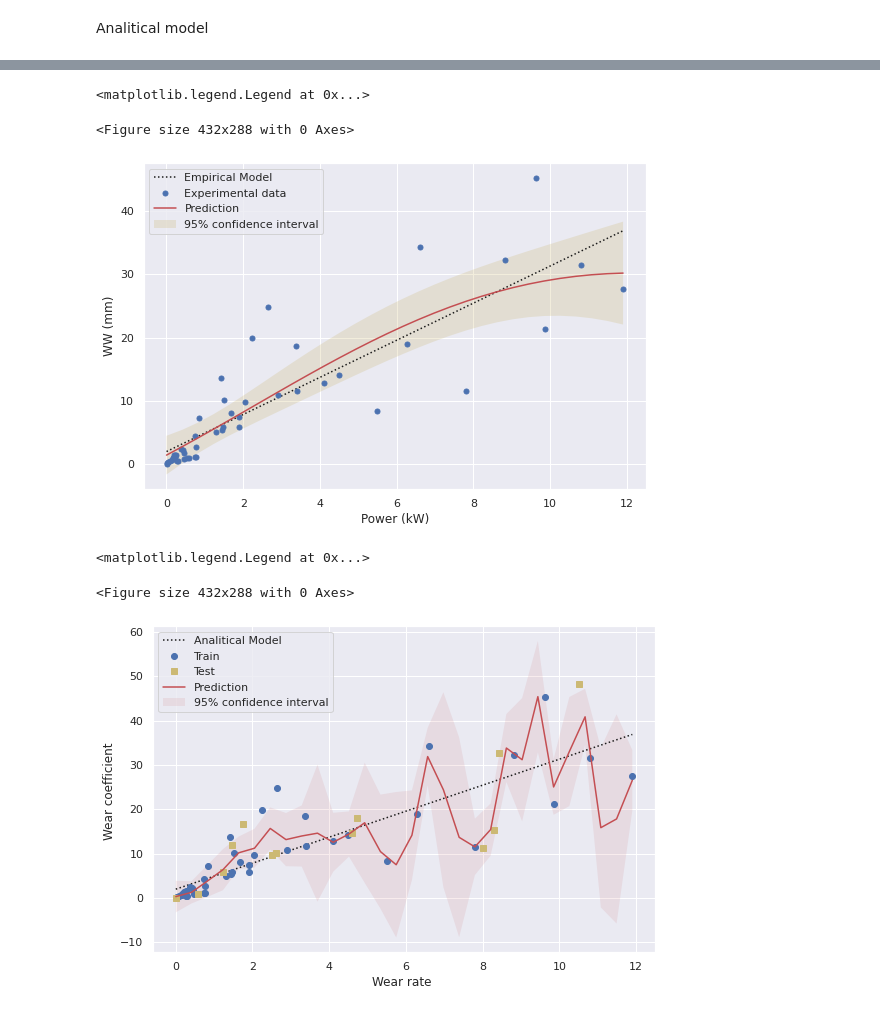
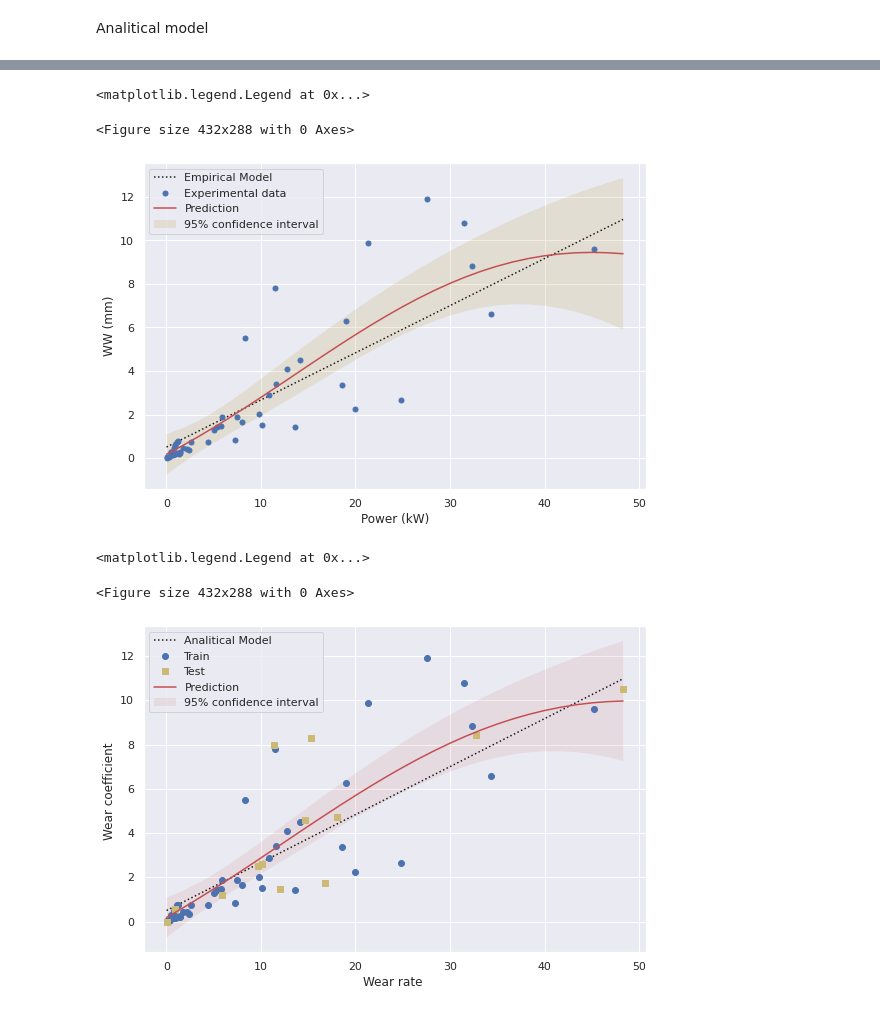
Before and after one commit to GermanOmar/Wear, a Jupyter notebook: Wear_HV_JMPT.ipynb, the cells around one changed output, grey strips where cells are left out. Saved outputs shown, nothing was run; the diff lists cells and outputs as text; code cells hidden in the pictures.

```diff
--- a/Wear_HV_JMPT.ipynb
+++ b/Wear_HV_JMPT.ipynb
@@ -179,12 +173,12 @@ from sklearn.metrics import mean_squared_error as MSE
 MSE_test = MSE(y_test, y_pred)
 
 #Plots
-#sns.set_theme(style="whitegrid")
+sns.set_theme(style="whitegrid")
 plt.rcParams["axes.grid"] = False
 fig = plt.figure()
 fig.set_size_inches((9,6))
 import matplotlib.pyplot as plt
-plt.rcParams.update({'font.size': 30})
+#plt.rcParams.update({'font.size': 30})
 
 plt.plot(y_train, y_star_train, 'bx', label = 'Train')
 plt.plot([y_star_train.min(), y_star_train.max()], [y_star_train.min(), y_star_train.max()], 'k--')
@@ -1051,6 +977,6 @@ IM:  0.9404055375252627
 # %%
-X=data['w'][:,None]
-Y=data['K'][:,None]
+X=data['K'][:,None]
+Y=data['w'][:,None]
 # %%
 from sklearn.model_selection import train_test_split
 
@@ -1062,9 +988,10 @@ training samples: 49  test samples: 13
 Analitical model
 # %%
 def f(x):
-  return  2.9321*x + 1.9759
+  #return  2.9321*x + 1.9759
+  return  0.2166*x + 0.5047
 
-Xs = np.linspace(0.003,11.9,30)
+Xs = np.linspace(0.014,48.31,30)
 Ys=f(Xs)
 plt.figure()
 plt.figure(figsize =(9, 6))
@@ -1072,6 +999,6 @@ plt.plot(Xs, Ys, 'k--',  label = 'Model')
 plt.plot(X_train, y_train, 'b*', label = 'Train')
 plt.plot(X_test, y_test, 'ro', label = 'Test')
 plt.legend()
-plt.xlabel('Wear rate')
-plt.ylabel('Wear coefficient')
+plt.xlabel('Wear coefficient')
+plt.ylabel('Wear rate')
 # %% [output]
@@ -1081,12 +1008,13 @@ Text(0, 0.5, 'Wear coefficient')
 # %%
 #Tunning hiperparameters (Training data)
 def f(x):
-  return 2.9321*x + 1.9759
+  #return 2.9321*x + 1.9759
+  return  0.2166*x + 0.5047
 
 X1 = np.asarray(X_train)
 y1 = np.asarray(y_train).ravel()
 
-x1 = np.atleast_2d(np.linspace(0.003,11.9,30)).T
+x1 = np.atleast_2d(np.linspace(0.014,48.31,30)).T
 
 kernel = C(1.0, (1e-3, 1e3)) * RBF(10, (1e-3, 1e3))
 model = GPR(kernel=kernel, n_restarts_optimizer=8, alpha=0.5, normalize_y=True)
@@ -1112,40 +1040,40 @@ plt.legend(loc='upper left')
 # %% [output]
 <matplotlib.legend.Legend at 0x...>
 <Figure size 432x288 with 0 Axes>
-[figure, old version]
+[figure, new version]
 # %%
 #Tunning hiperparameters (Testing data)
 def f(x):
-  return 2.9321*x + 1.9759
+  return 0.2166*x + 0.5047
 
 X2 = np.asarray(X)
 y2 = np.asarray(Y).ravel()
 
-x2 = np.atleast_2d(np.linspace(0.003,11.9,30)).T
+x2 = np.atleast_2d(np.linspace(0.014,48.31,30)).T
 
 kernel = C(1.0, (1e-3, 1e3)) * RBF(10, (1e-3, 1e3))
-model = GPR(kernel=kernel, n_restarts_optimizer=8, alpha=0.1, normalize_y=True)
+model = GPR(kernel=kernel, n_restarts_optimizer=10, alpha=0.5 , normalize_y=True)
 
 model.fit(X2, y2)
 
 # Make the prediction on the meshed x-axis (ask for MSE as well)
 y_pred, sigma = model.predict(x2, return_std=True)
 
 # Plot the function, the prediction and the 95% confidence interval based on the MSE
 plt.figure()
 plt.figure(figsize =(9, 6))
 plt.plot(x2, f(x2), 'k:', label=r'Analitical Model')
 plt.plot(X_train, y_train, 'bo', label = 'Train')
 plt.plot(X_test, y_test, 'ys', label = 'Test')
 plt.plot(x2, y_pred, 'r-' , label='Prediction')
 plt.fill(np.concatenate([x2, x2[::-1]]),
          np.concatenate([y_pred - 1.9600 * sigma,
                         (y_pred + 1.9600 * sigma)[::-1]]),
          alpha=.1, fc='r', ec='None', label='95% confidence interval')
 plt.xlabel('Wear rate ')
 plt.ylabel('Wear coefficient ')
 plt.legend(loc='upper left')
 # %% [output]
 <matplotlib.legend.Legend at 0x...>
 <Figure size 432x288 with 0 Axes>
-[figure, old version]
+[figure, new version]
```
Also changed, not shown: parts of 41 cells of this notebook.
